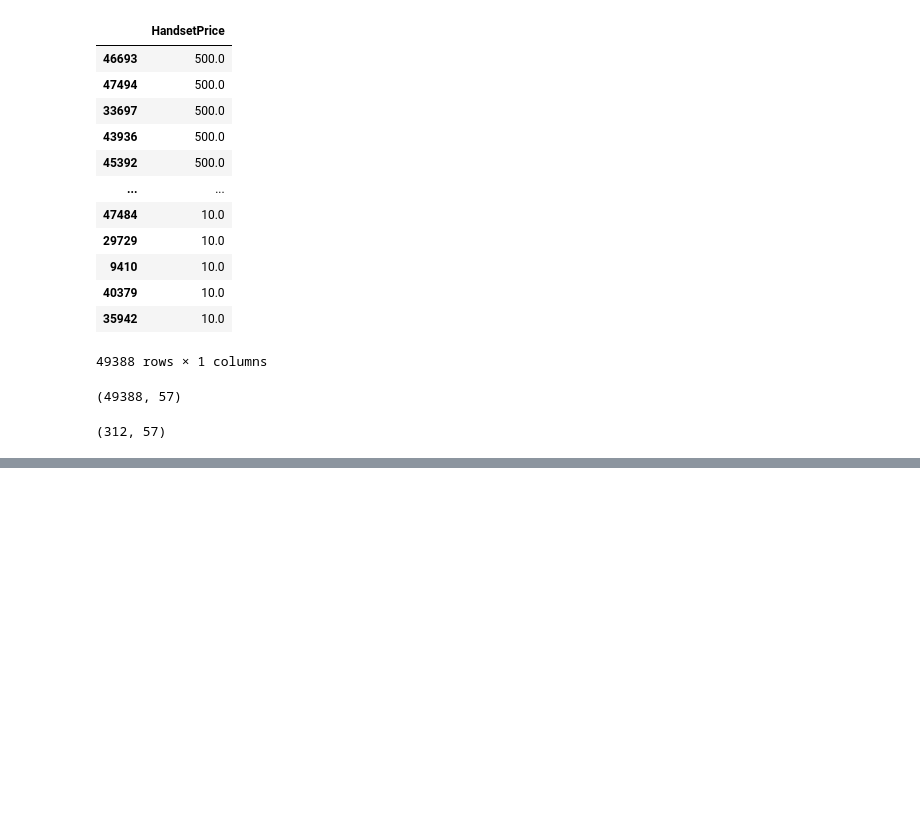
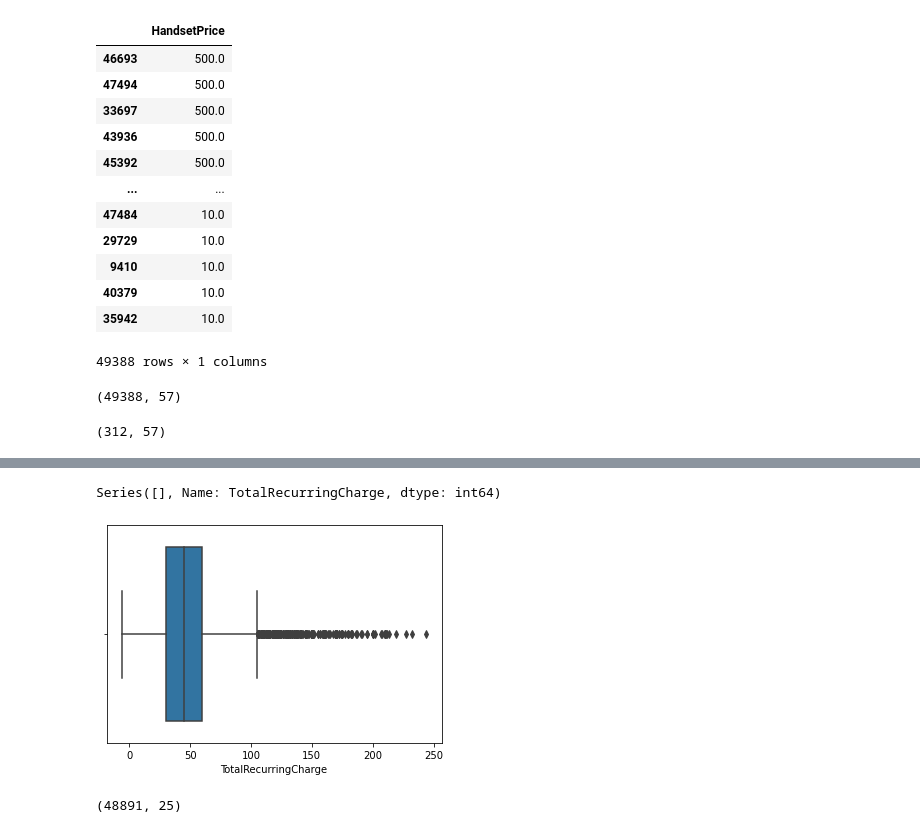
Before and after one commit to Mojgunsh/Mid-Bootcamp-Project, a Jupyter notebook: your-Code/Untitled.ipynb, the cells around one changed output, grey strips where cells are left out. Cells and saved outputs as stored; diff of their text form; code cells hidden in the pictures; blank space fills up the shorter version.

```diff
--- a/your-Code/Untitled.ipynb
+++ b/your-Code/Untitled.ipynb
@@ -266,0 +508,11 @@ numerical.describe().T
+# %%
+#'TotalRecurringCharge'
+print(numerical[numerical['TotalRecurringCharge']>250]['TotalRecurringCharge'].value_counts())
+numerical=numerical[numerical['TotalRecurringCharge']<=250]
+sns.boxplot(x =numerical['TotalRecurringCharge'], data = numerical)
+plt.show()
+numerical.shape
+# %% [output]
+Series([], Name: TotalRecurringCharge, dtype: int64)
+[figure, added]
+(48891, 25)
```
Also changed, not shown: parts of 51 cells of this notebook.
